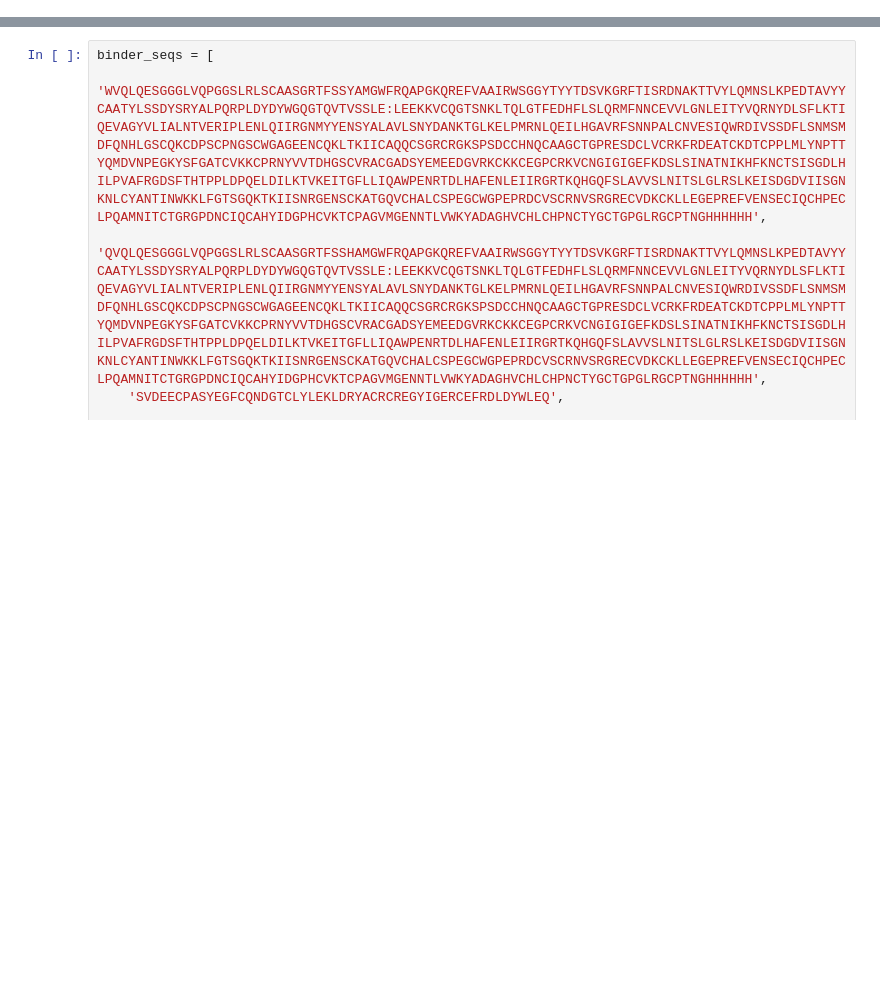
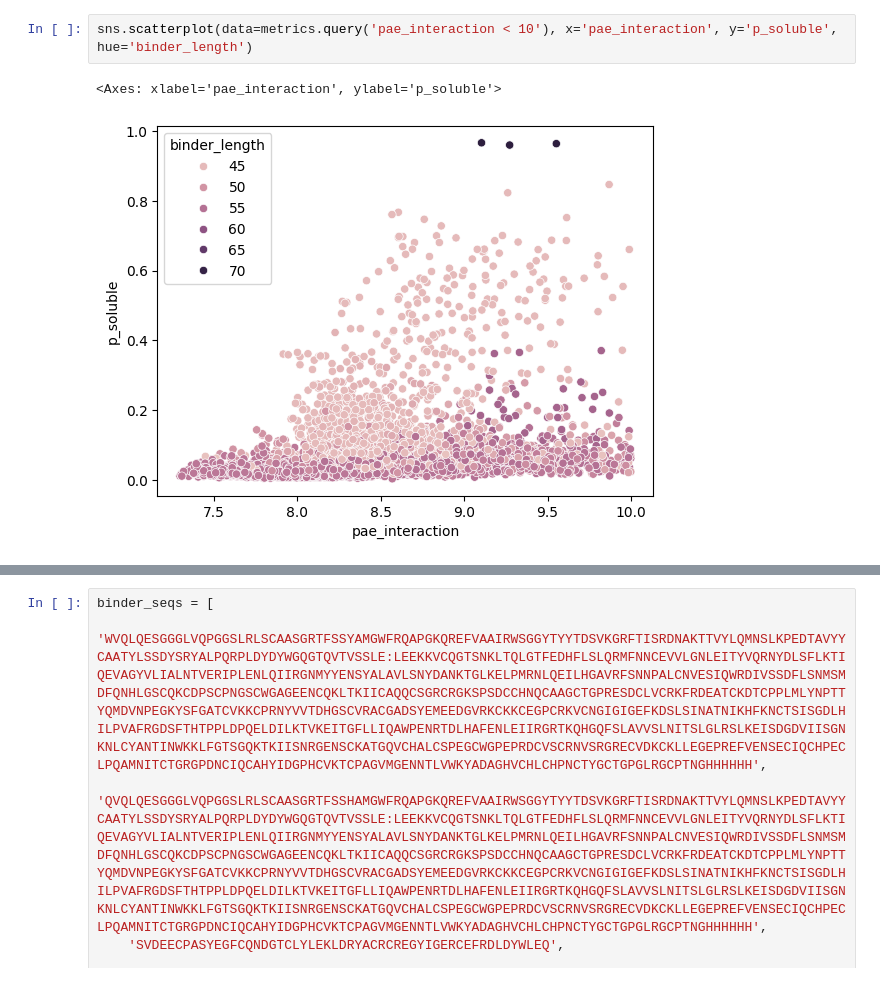
Before and after one commit to ANaka/egfr_binder_rd2, a Jupyter notebook: notebooks/fold.ipynb, the cells around one changed output, grey strips where cells are left out. Drawn from its saved outputs; the diff is of its cells as text; blank space fills up the shorter version.

```diff
--- a/notebooks/fold.ipynb
+++ b/notebooks/fold.ipynb
@@ -18,0 +87,5 @@ sample_sequences = modal.Function.lookup("bt-training", 'sample_sequences')
+# %%
+sns.scatterplot(data=metrics.query('pae_interaction < 10'), x='pae_interaction', y='p_soluble', hue='binder_length')
+# %% [output]
+<Axes: xlabel='pae_interaction', ylabel='p_soluble'>
+[figure, added]
```
Also changed, not shown: parts of 29 cells of this notebook, 10 other files.
